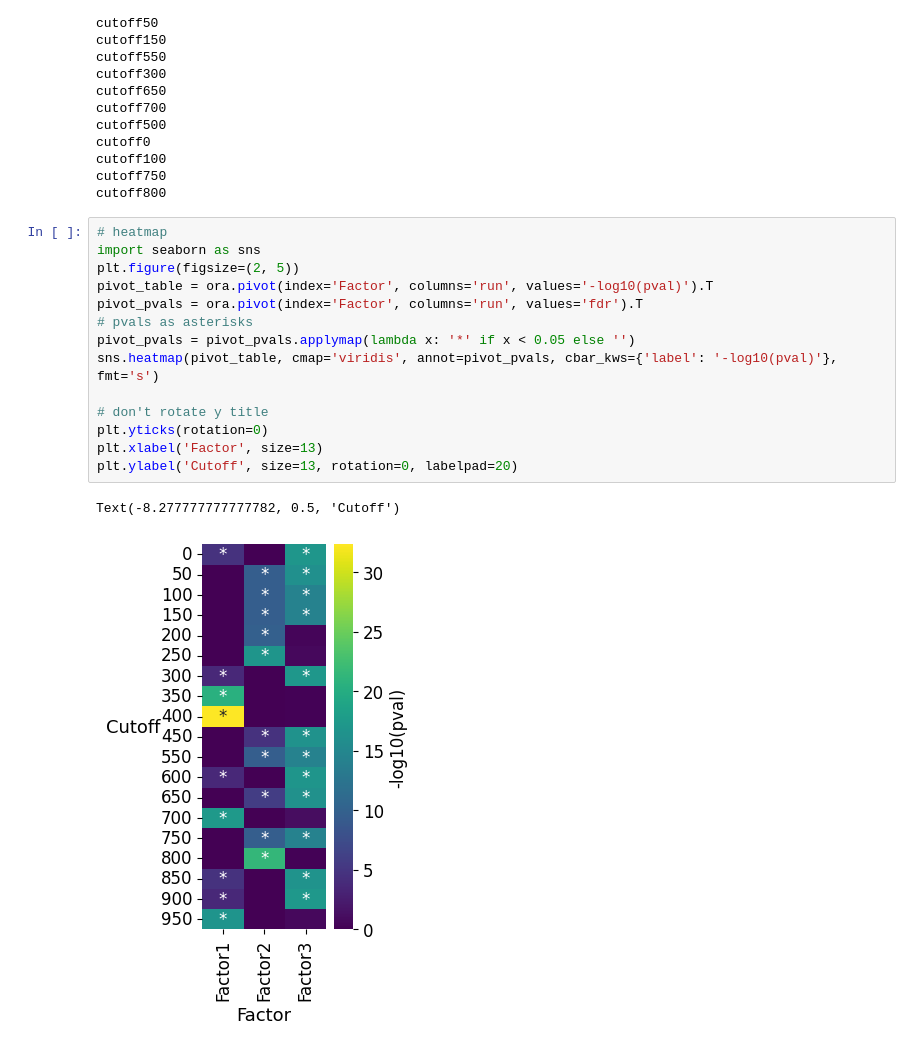
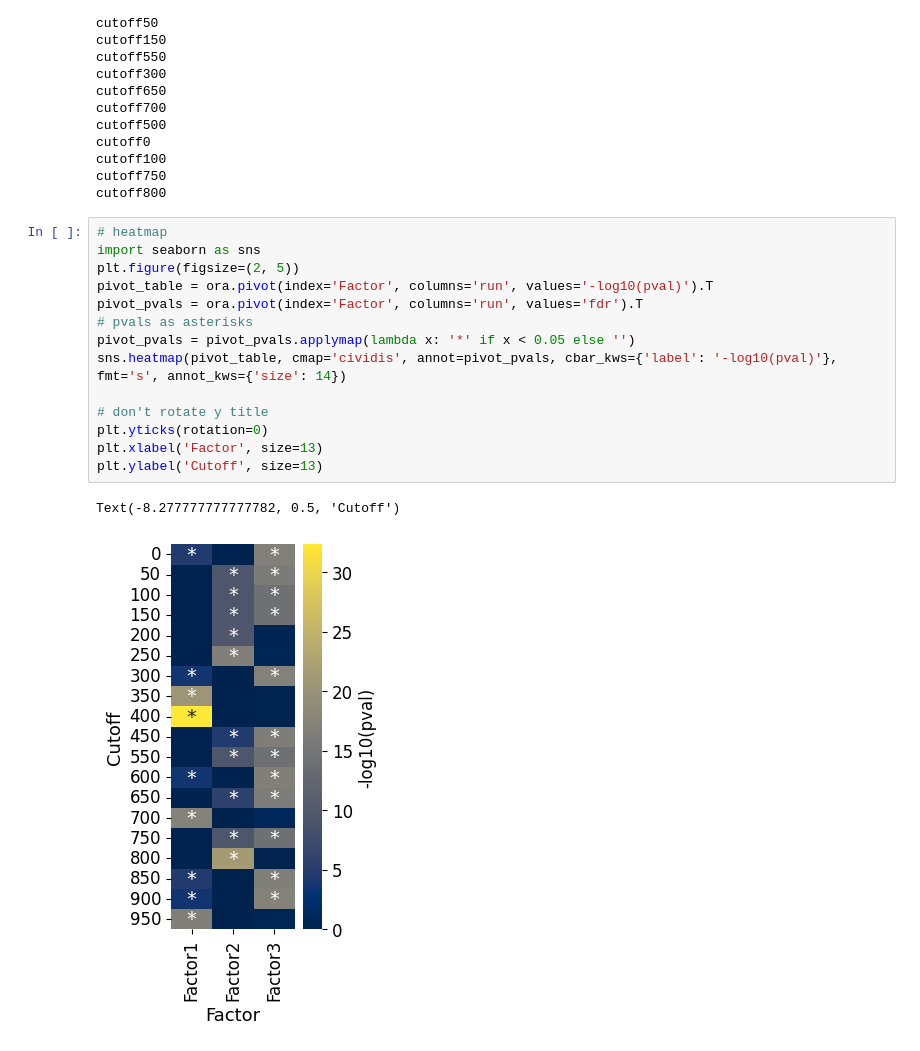
Before and after one commit to saezlab/MetalinksDB, a Jupyter notebook: nb/Figure_S4.ipynb, the cells around one changed output. Cells and saved outputs as stored; diff of their text form.

```diff
--- a/nb/Figure_S4.ipynb
+++ b/nb/Figure_S4.ipynb
@@ -324,17 +324,17 @@ cutoff800
 # %%
 # heatmap
 import seaborn as sns
 plt.figure(figsize=(2, 5))
 pivot_table = ora.pivot(index='Factor', columns='run', values='-log10(pval)').T
 pivot_pvals = ora.pivot(index='Factor', columns='run', values='fdr').T
 # pvals as asterisks
 pivot_pvals = pivot_pvals.applymap(lambda x: '*' if x < 0.05 else '')
-sns.heatmap(pivot_table, cmap='viridis', annot=pivot_pvals, cbar_kws={'label': '-log10(pval)'}, fmt='s')
+sns.heatmap(pivot_table, cmap='cividis', annot=pivot_pvals, cbar_kws={'label': '-log10(pval)'}, fmt='s', annot_kws={'size': 14})
 
 # don't rotate y title
 plt.yticks(rotation=0)
 plt.xlabel('Factor', size=13)
-plt.ylabel('Cutoff', size=13, rotation=0, labelpad=20)
+plt.ylabel('Cutoff', size=13)
 # %% [output]
 Text(-8.277777777777782, 0.5, 'Cutoff')
-[figure, old version]
+[figure, new version]
```
Also changed, not shown: 2 other files.
